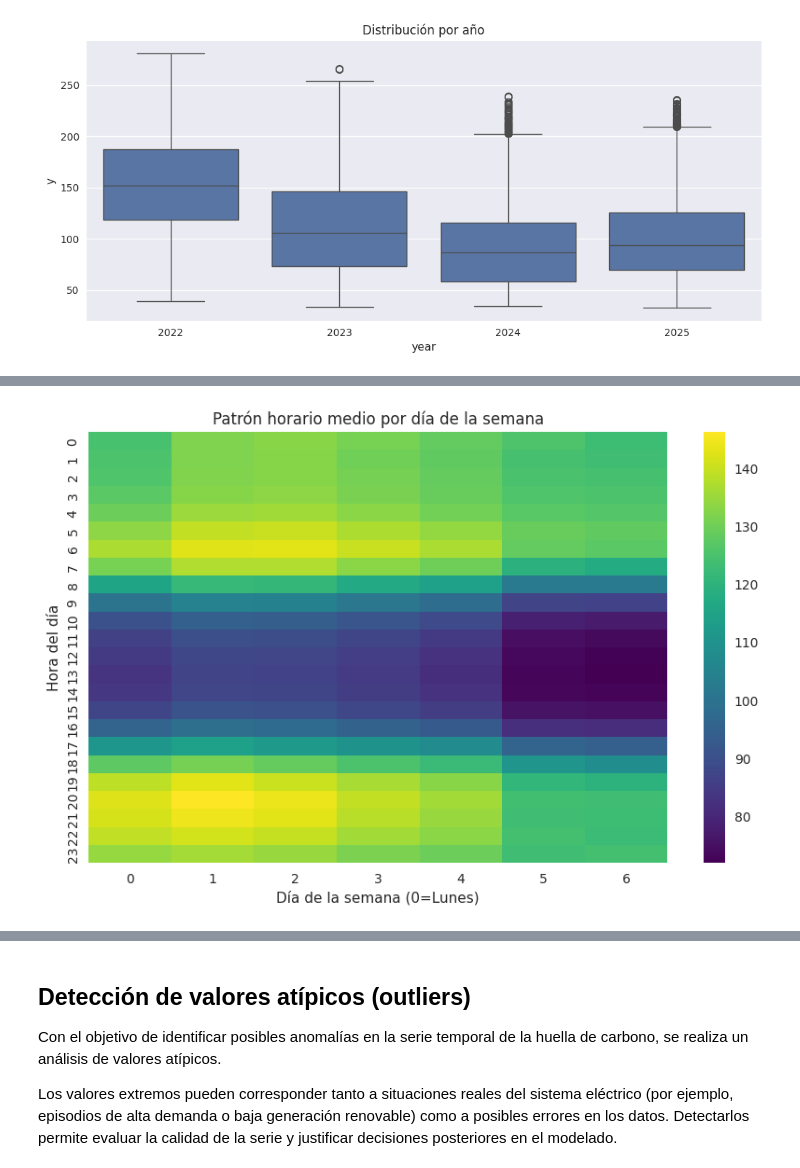
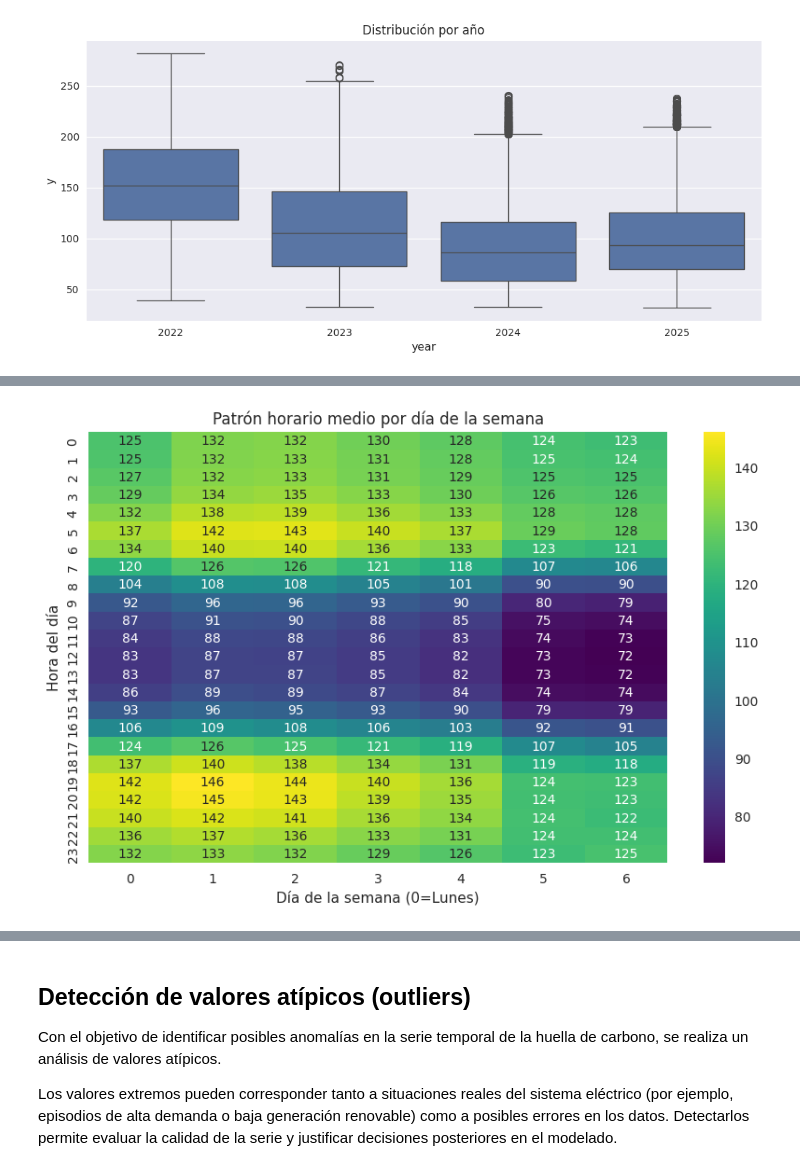
Before and after one commit to Pablomontejo09/TFM_Wattnet, a Jupyter notebook: notebooks/02_eda.ipynb, the cells around one changed output, grey strips where cells are left out. Drawn from its saved outputs; the diff is of its cells as text; code cells hidden in the pictures.

```diff
--- a/notebooks/02_eda.ipynb
+++ b/notebooks/02_eda.ipynb
@@ -25,5 +25,5 @@ plt.style.use("seaborn-v0_8")
 # %%
-df = pd.read_parquet("data_processed/es_carbon_footprint_operational_global_1h_2022_2025.parquet")
+df = pd.read_parquet("data_processed/es_carbon_footprint_operational_global_15min_2022_2025.parquet")
 
 df.head()
 # %% [output]
@@ -341,20 +437,20 @@ Se aprecia una reducción progresiva entre 2022 y 2024, seguida de un ligero inc
 # %%
 pivot = df.pivot_table(
     values="y",
     index=df.index.hour,
     columns=df.index.dayofweek,
     aggfunc="mean"
 )
 
 plt.figure(figsize=(10,6))
-sns.heatmap(pivot, cmap="viridis")
+sns.heatmap(pivot, cmap="viridis", annot=True, fmt=".0f")
 
 plt.xlabel("Día de la semana (0=Lunes)")
 plt.ylabel("Hora del día")
 plt.title("Patrón horario medio por día de la semana")
 
 plt.savefig(FIG_DIR / "heatmap_hour_weekday.png", dpi=300, bbox_inches="tight")
 plt.show()
 # %% [output]
-[figure, old version]
+[figure, new version]
 # %% [markdown]
```
Also changed, not shown: parts of 48 cells of this notebook, 20 other files.
